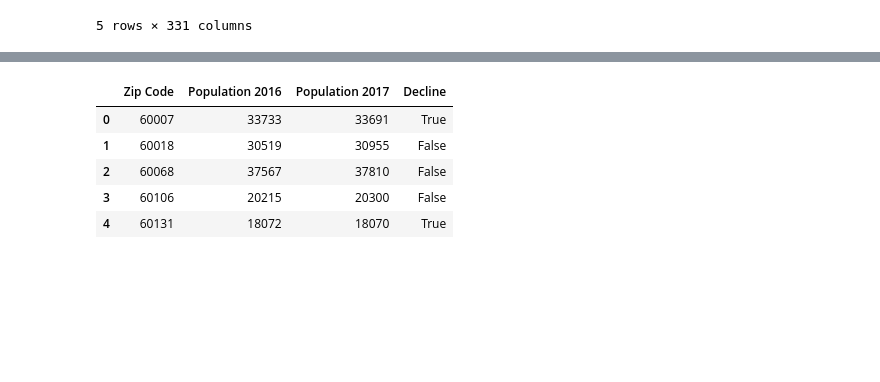
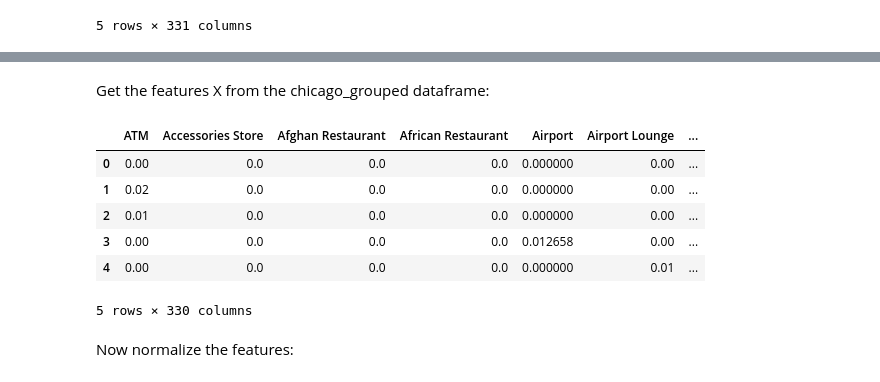
Before and after one commit to morgworth/IBM-Watson-Studio, a Jupyter notebook: Capstone Week 5 Assignment Notebook.ipynb, the cells around one changed output, grey strips where cells are left out. Cells and saved outputs as stored; diff of their text form; code cells hidden in the pictures; blank space fills up the shorter version.

```diff
--- a/Capstone Week 5 Assignment Notebook.ipynb
+++ b/Capstone Week 5 Assignment Notebook.ipynb
@@ -293,9 +280,15 @@ Again, here are the labels, the decline column in the population dataframe:
-# %%
-population.head()
-# %% [output]
-|  | Zip Code | Population 2016 | Population 2017 | Decline |
-| 0 | 60007 | 33733 | 33691 | True |
-| 1 | 60018 | 30519 | 30955 | False |
-| 2 | 60068 | 37567 | 37810 | False |
-| 3 | 60106 | 20215 | 20300 | False |
-| 4 | 60131 | 18072 | 18070 | True |
+# %% [markdown]
+Get the features X from the chicago_grouped dataframe:
+# %%
+X = chicago_grouped.drop(['Zip Code'],axis=1)
+X.head()
+# %% [output]
+|  | ATM | Accessories Store | Afghan Restaurant | African Restaurant | Airport | Airport Lounge | ... |
+| 0 | 0.00 | 0.0 | 0.0 | 0.0 | 0.000000 | 0.00 | ... |
+| 1 | 0.02 | 0.0 | 0.0 | 0.0 | 0.000000 | 0.00 | ... |
+| 2 | 0.01 | 0.0 | 0.0 | 0.0 | 0.000000 | 0.00 | ... |
+| 3 | 0.00 | 0.0 | 0.0 | 0.0 | 0.012658 | 0.00 | ... |
+| 4 | 0.00 | 0.0 | 0.0 | 0.0 | 0.000000 | 0.01 | ... |
+5 rows × 330 columns
+# %% [markdown]
+Now normalize the features:
```
Also changed, not shown: parts of 20 cells of this notebook.
